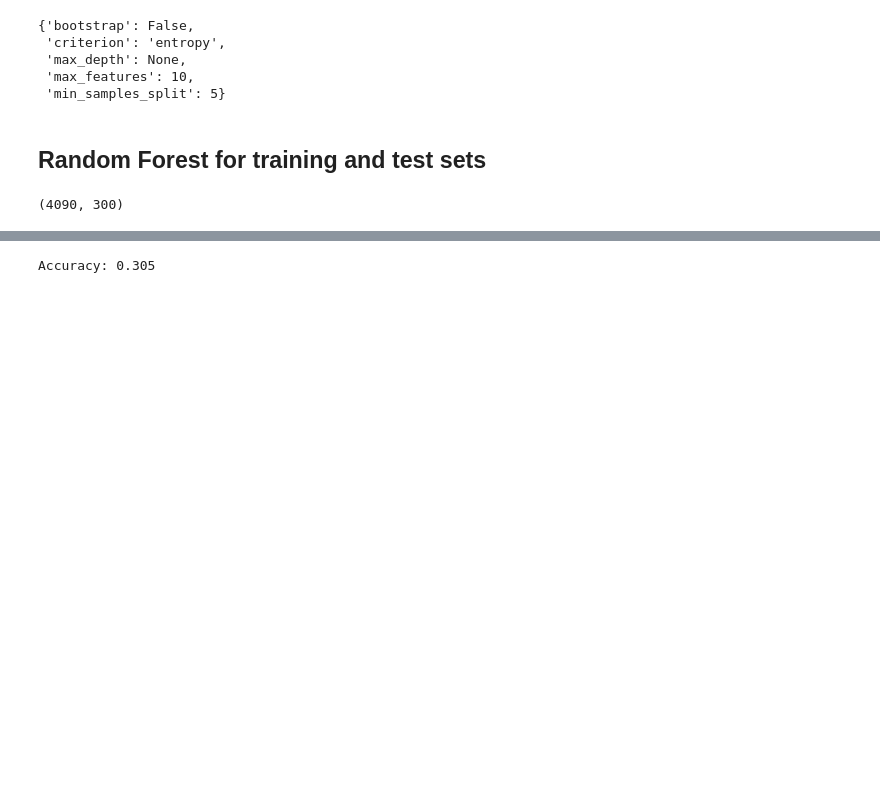
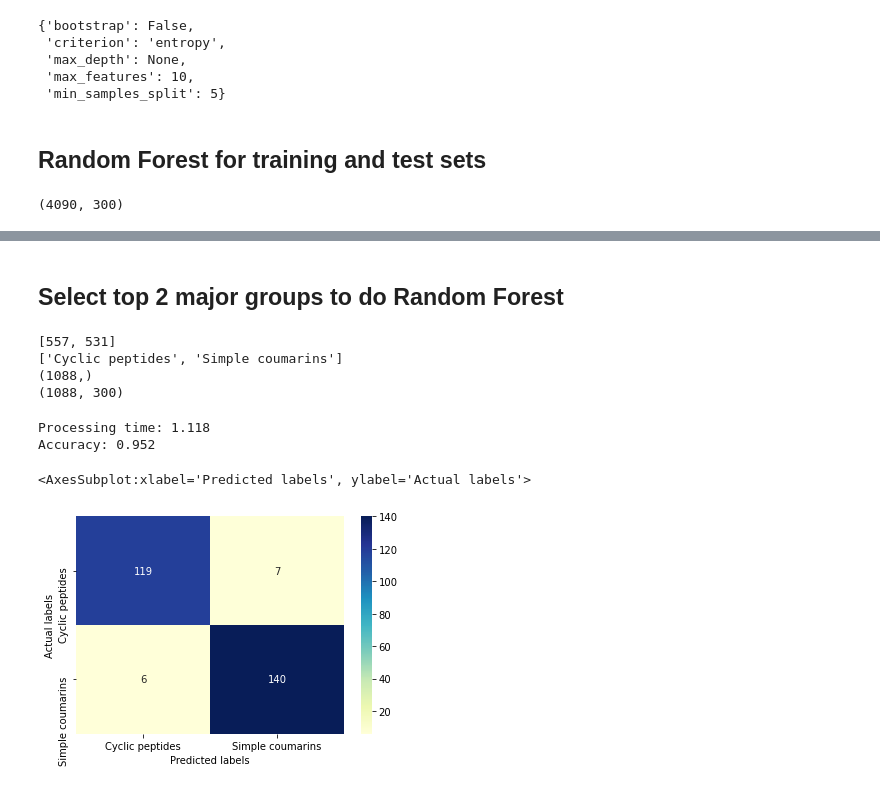
Before and after one commit to Yiyuan-Ding/MS2ChemClass, a Jupyter notebook: classification_random_forest.ipynb, the cells around one changed output, grey strips where cells are left out. Saved outputs shown, nothing was run; the diff lists cells and outputs as text; code cells hidden in the pictures; blank space fills up the shorter version.

```diff
--- a/classification_random_forest.ipynb
+++ b/classification_random_forest.ipynb
@@ -94,6 +101,73 @@ Processing time: 267.768
-# %%
-## Evaluate the model
-
-print('Accuracy: %.3f' % accuracy_score(y_test, y_pred))
-# %% [output]
-Accuracy: 0.305
+# %% [markdown]
+## Select top 2 major groups to do Random Forest
+# %%
+# Select major groups
+from collections import Counter
+lbs = Counter(y_label)
+lbs = {k:v for k,v in sorted(lbs.items(), key=lambda item: item[1], reverse=True)}
+print(list(lbs.values())[1:3])
+select_lbs = list(lbs.keys())[1:3]
+print(select_lbs)
+
+# Define the data
+select_index = []
+for i in select_lbs:
+    temp_index, = np.where(y_label==i)
+    #print(temp_index)
+    select_index += list(temp_index)
+select_index.sort()
+#print(select_index)
+
+y_label_2_main = np.array(y_label[select_index])
+print(y_label_2_main.shape)
+
+X_embedding_2_lbs=X_embedding[select_index,:]
+print(X_embedding_2_lbs.shape)
+# %% [output]
+[557, 531]
+['Cyclic peptides', 'Simple coumarins']
+(1088,)
+(1088, 300)
+# %%
+### Perform Random Forest
+# Split the dataset into the Training set and Test set
+X_train, X_test, y_train, y_test = train_test_split(X_embedding_2_lbs, y_label_2_main, test_size = 0.25, random_state = 0)
+
+# Feature Scaling
+sc = StandardScaler()
+X_train = sc.fit_transform(X_train)
+X_test = sc.transform(X_test)
+
+# Train Model
+t0=time.process_time()
+# Instantiate model with 10 decision trees
+rf = RandomForestClassifier(n_estimators = 160, random_state = 0)
+# Train the model on training data
+rf.fit(X_train, y_train)
+t1=time.process_time()-t0
+y_pred = rf.predict(X_test)
+print('Processing time: %.3f' % t1)
+
+## Evaluate the model
+print('Accuracy: %.3f' % accuracy_score(y_test, y_pred))
+conf_mat = confusion_matrix(y_test,y_pred)
+
+conf_mat = confusion_matrix(y_test,y_pred)
+#print(conf_mat.shape)
+# %% [output]
+Processing time: 1.118
+Accuracy: 0.952
+# %%
+# Plot Confusion matrix
+#import pandas as pd
+#import matplotlib.pyplot as plt
+#import seaborn as sns
+#plt.figure(figsize = (80,80))
+ax= plt.subplot()
+df_cm = pd.DataFrame(conf_mat, columns=np.unique(y_test), index = np.unique(y_test))
+df_cm.index.name = 'Actual labels'
+df_cm.columns.name = 'Predicted labels'
+sns.heatmap(df_cm, annot=True, ax = ax, cmap="YlGnBu", fmt='d')
+# %% [output]
+<AxesSubplot:xlabel='Predicted labels', ylabel='Actual labels'>
+[figure, added]
```
Also changed, not shown: parts of 6 cells of this notebook, 3 other files.
